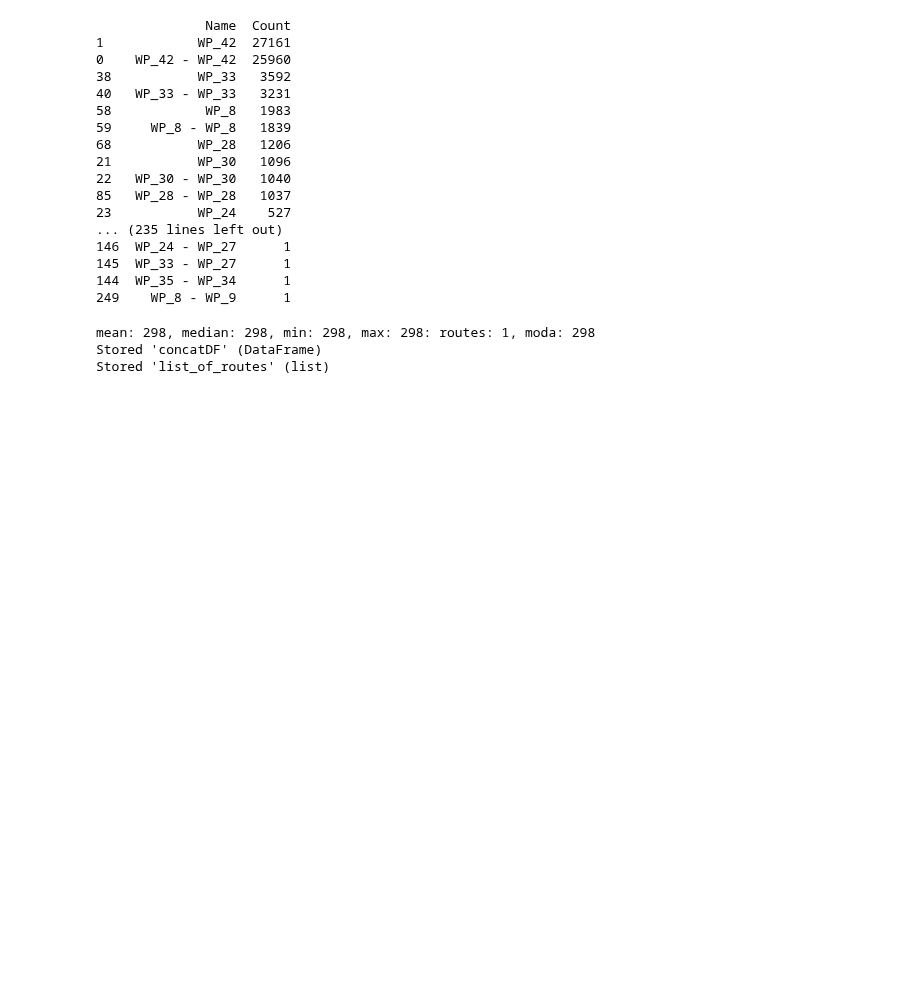
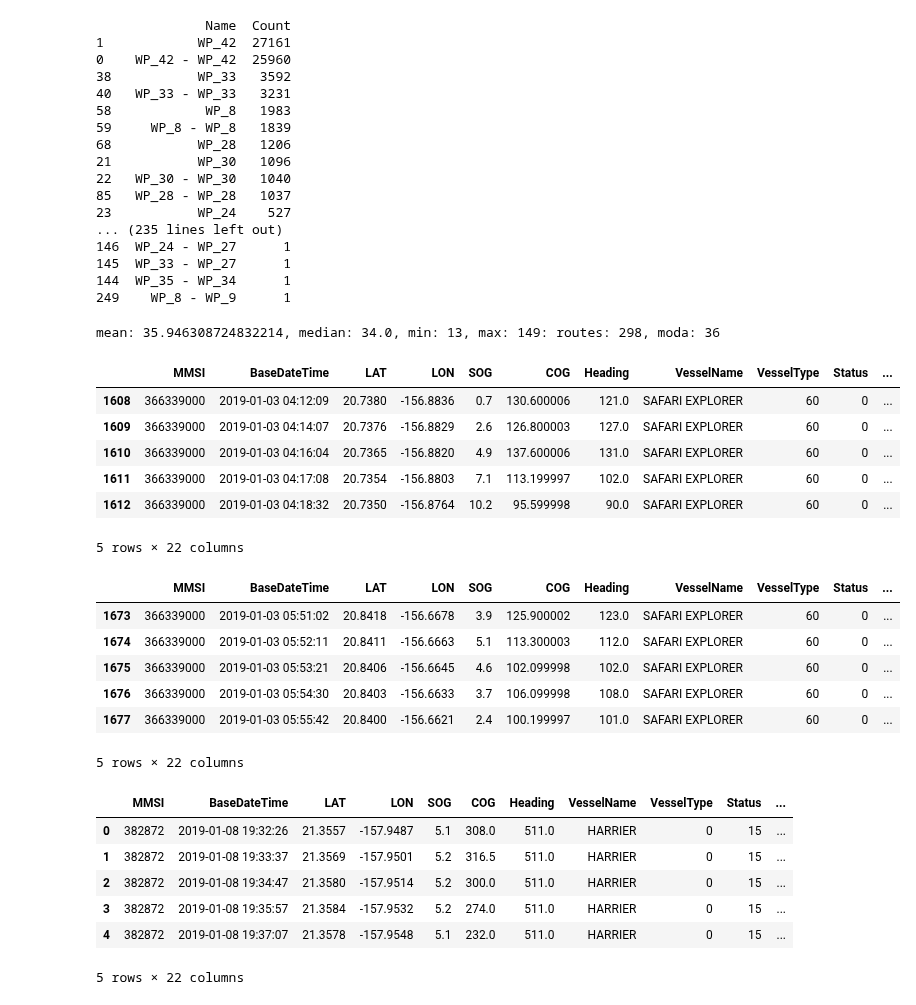
Before and after one commit to Accazeta/AIS_data_analysis, a Jupyter notebook: src/TREAD.ipynb, the cells around one changed output. Saved outputs shown, nothing was run; the diff lists cells and outputs as text; code cells hidden in the pictures; blank space fills up the shorter version.

```diff
--- a/src/TREAD.ipynb
+++ b/src/TREAD.ipynb
@@ -859,7 +858,7 @@ print(tempDF)
 concatDF['IsInRoute'] = concatDF['Route'].str.contains('-')
 
 # plot all points given a certain route
-route_name = 'WP_19' + ' - ' + 'WP_42'
+route_name = 'WP_0' + ' - ' + 'WP_33'
 chosen_points = concatDF[concatDF['Route'] == route_name].copy()
 f.plot_routes(chosen_points, clusteredPointsDF, mode='SingleRoute')
 
@@ -875,11 +874,35 @@ print(f"mean: {s.mean(lengths)}, median: {s.median(lengths)}, min: {min(lengths)
 
 test_route = concatDF[concatDF['route_id'] == 2181]
 f.plot_routes(test_route, clusteredPointsDF, mode="SingleVessel")
-
-# Store dataframe in order to share it between notebooks
-%store concatDF
-%store list_of_routes
 # %% [output]
-mean: 298, median: 298, min: 298, max: 298: routes: 1, moda: 298
-Stored 'concatDF' (DataFrame)
-Stored 'list_of_routes' (list)
+mean: 35.946308724832214, median: 34.0, min: 13, max: 149: routes: 298, moda: 36
+# %%
+display(list_of_routes[2].head(5))
+display(list_of_routes[2].tail(5))
+display(concatDF.head(5))
+
+# Save the result to a binary pickle file so that it can be imported by the next ipynb
+with open('../out/TREAD_out.pkl', 'wb') as file:
+    pickle.dump((concatDF, list_of_routes, route_name), file)
+# %% [output]
+|  | MMSI | BaseDateTime | LAT | LON | SOG | COG | Heading | VesselName | VesselType | Status | ... |
+| 1608 | 366339000 | 2019-01-03 04:12:09 | 20.7380 | -156.8836 | 0.7 | 130.600006 | 121.0 | SAFARI EXPLORER | 60 | 0 | ... |
+| 1609 | 366339000 | 2019-01-03 04:14:07 | 20.7376 | -156.8829 | 2.6 | 126.800003 | 127.0 | SAFARI EXPLORER | 60 | 0 | ... |
+| 1610 | 366339000 | 2019-01-03 04:16:04 | 20.7365 | -156.8820 | 4.9 | 137.600006 | 131.0 | SAFARI EXPLORER | 60 | 0 | ... |
+| 1611 | 366339000 | 2019-01-03 04:17:08 | 20.7354 | -156.8803 | 7.1 | 113.199997 | 102.0 | SAFARI EXPLORER | 60 | 0 | ... |
+| 1612 | 366339000 | 2019-01-03 04:18:32 | 20.7350 | -156.8764 | 10.2 | 95.599998 | 90.0 | SAFARI EXPLORER | 60 | 0 | ... |
+5 rows × 22 columns
+|  | MMSI | BaseDateTime | LAT | LON | SOG | COG | Heading | VesselName | VesselType | Status | ... |
+| 1673 | 366339000 | 2019-01-03 05:51:02 | 20.8418 | -156.6678 | 3.9 | 125.900002 | 123.0 | SAFARI EXPLORER | 60 | 0 | ... |
+| 1674 | 366339000 | 2019-01-03 05:52:11 | 20.8411 | -156.6663 | 5.1 | 113.300003 | 112.0 | SAFARI EXPLORER | 60 | 0 | ... |
+| 1675 | 366339000 | 2019-01-03 05:53:21 | 20.8406 | -156.6645 | 4.6 | 102.099998 | 102.0 | SAFARI EXPLORER | 60 | 0 | ... |
+| 1676 | 366339000 | 2019-01-03 05:54:30 | 20.8403 | -156.6633 | 3.7 | 106.099998 | 108.0 | SAFARI EXPLORER | 60 | 0 | ... |
+| 1677 | 366339000 | 2019-01-03 05:55:42 | 20.8400 | -156.6621 | 2.4 | 100.199997 | 101.0 | SAFARI EXPLORER | 60 | 0 | ... |
+5 rows × 22 columns
+|  | MMSI | BaseDateTime | LAT | LON | SOG | COG | Heading | VesselName | VesselType | Status | ... |
+| 0 | 382872 | 2019-01-08 19:32:26 | 21.3557 | -157.9487 | 5.1 | 308.0 | 511.0 | HARRIER | 0 | 15 | ... |
+| 1 | 382872 | 2019-01-08 19:33:37 | 21.3569 | -157.9501 | 5.2 | 316.5 | 511.0 | HARRIER | 0 | 15 | ... |
+| 2 | 382872 | 2019-01-08 19:34:47 | 21.3580 | -157.9514 | 5.2 | 300.0 | 511.0 | HARRIER | 0 | 15 | ... |
+| 3 | 382872 | 2019-01-08 19:35:57 | 21.3584 | -157.9532 | 5.2 | 274.0 | 511.0 | HARRIER | 0 | 15 | ... |
+| 4 | 382872 | 2019-01-08 19:37:07 | 21.3578 | -157.9548 | 5.1 | 232.0 | 511.0 | HARRIER | 0 | 15 | ... |
+5 rows × 22 columns
```
Also changed, not shown: parts of 2 cells of this notebook, 3 other files.
